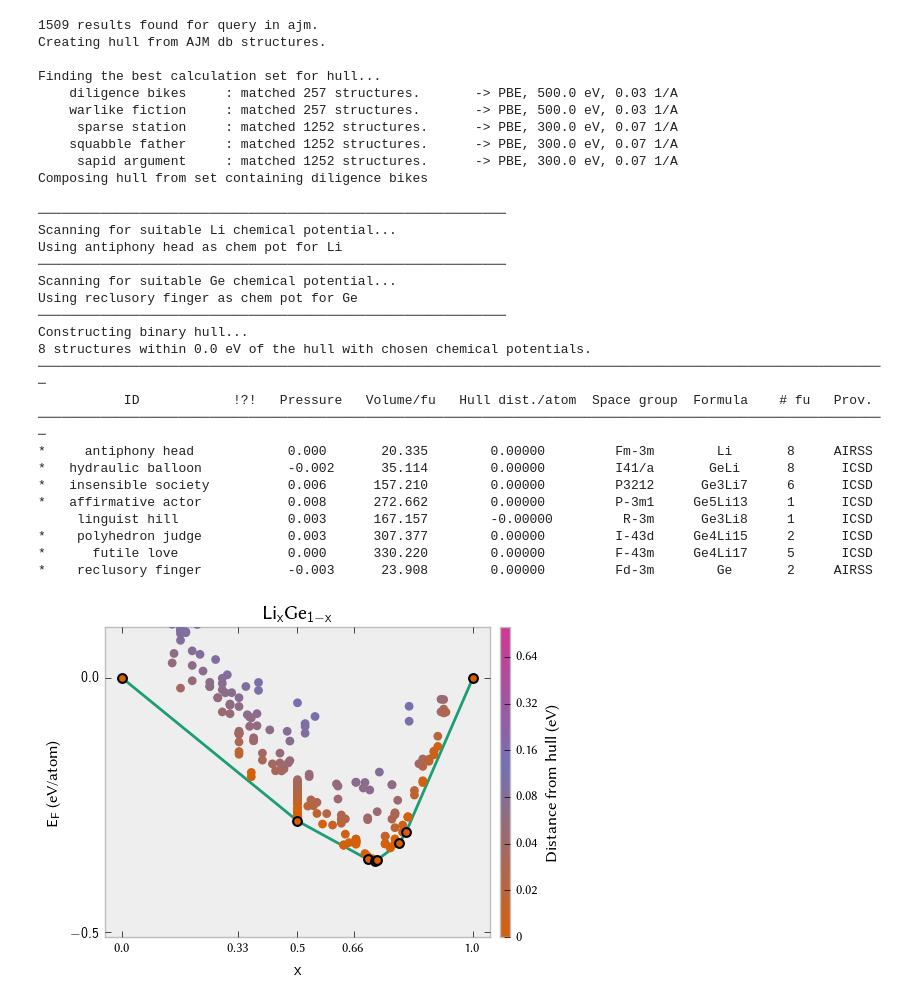
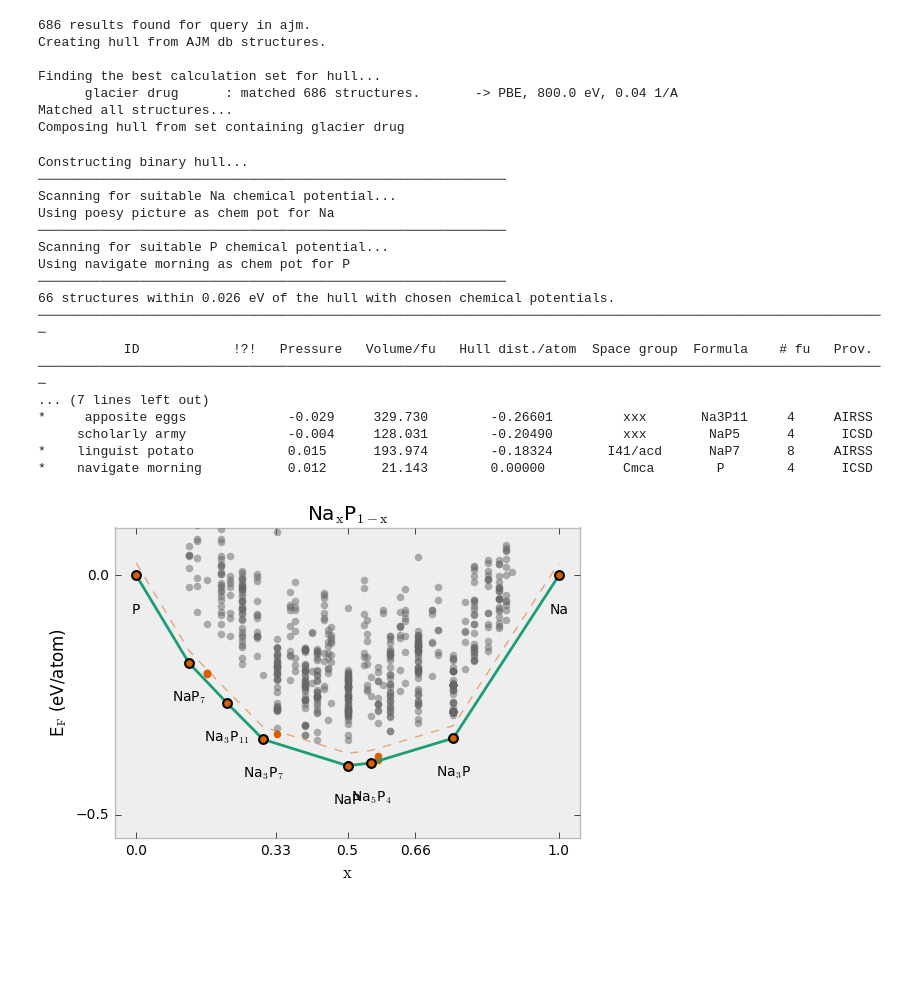
Before and after one commit to ml-evs/matador, a Jupyter notebook: examples/hull/hull.ipynb, the cells around one changed output. Drawn from its saved outputs; the diff is of its cells as text; code cells hidden in the pictures; blank space fills up the shorter version.

Commit message:
Updated hull example

```diff
--- a/examples/hull/hull.ipynb
+++ b/examples/hull/hull.ipynb
@@ -1,38 +1,32 @@
 # %%
 from matador import DBQuery, QueryConvexHull
-query = DBQuery(composition=['LiGe'], summary=True, subcmd='hull')
+query = DBQuery(composition=['NaP'], summary=True, subcmd='hull', db='ajm')
 # %% [output]
-1509 results found for query in ajm.
+686 results found for query in ajm.
 Creating hull from AJM db structures.
 
 Finding the best calculation set for hull...
-    diligence bikes     : matched 257 structures.       -> PBE, 500.0 eV, 0.03 1/A
-    warlike fiction     : matched 257 structures.       -> PBE, 500.0 eV, 0.03 1/A
-     sparse station     : matched 1252 structures.      -> PBE, 300.0 eV, 0.07 1/A
-    squabble father     : matched 1252 structures.      -> PBE, 300.0 eV, 0.07 1/A
-     sapid argument     : matched 1252 structures.      -> PBE, 300.0 eV, 0.07 1/A
-Composing hull from set containing diligence bikes
+      glacier drug      : matched 686 structures.       -> PBE, 800.0 eV, 0.04 1/A
+Matched all structures...
+Composing hull from set containing glacier drug
 # %%
-hull = QueryConvexHull(query)
+hull = QueryConvexHull(query, no_plot=False, hull_cutoff=26e-3)
 # %% [output]
+Constructing binary hull...
 ────────────────────────────────────────────────────────────
-Scanning for suitable Li chemical potential...
-Using antiphony head as chem pot for Li
+Scanning for suitable Na chemical potential...
+Using poesy picture as chem pot for Na
 ────────────────────────────────────────────────────────────
-Scanning for suitable Ge chemical potential...
-Using reclusory finger as chem pot for Ge
+Scanning for suitable P chemical potential...
+Using navigate morning as chem pot for P
 ────────────────────────────────────────────────────────────
-Constructing binary hull...
-8 structures within 0.0 eV of the hull with chosen chemical potentials.
+66 structures within 0.026 eV of the hull with chosen chemical potentials.
 ─────────────────────────────────────────────────────────────────────────────────────────────────────────────
            ID            !?!   Pressure   Volume/fu   Hull dist./atom  Space group  Formula    # fu   Prov.
 ─────────────────────────────────────────────────────────────────────────────────────────────────────────────
-*     antiphony head            0.000       20.335        0.00000         Fm-3m        Li       8     AIRSS
-*   hydraulic balloon           -0.002      35.114        0.00000         I41/a       GeLi      8      ICSD
-*   insensible society          0.006      157.210        0.00000         P3212      Ge3Li7     6      ICSD
-*   affirmative actor           0.008      272.662        0.00000         P-3m1     Ge5Li13     1      ICSD
-     linguist hill              0.003      167.157        -0.00000         R-3m      Ge3Li8     1      ICSD
-*    polyhedron judge           0.003      307.377        0.00000         I-43d     Ge4Li15     2      ICSD
-*      futile love              0.000      330.220        0.00000         F-43m     Ge4Li17     5      ICSD
-*    reclusory finger           -0.003      23.908        0.00000         Fd-3m        Ge       2     AIRSS
+... (7 lines left out)
+*     apposite eggs             -0.029     329.730        -0.26601         xxx       Na3P11     4     AIRSS
+     scholarly army             -0.004     128.031        -0.20490         xxx        NaP5      4      ICSD
+*    linguist potato            0.015      193.974        -0.18324       I41/acd      NaP7      8     AIRSS
+*    navigate morning           0.012       21.143        0.00000          Cmca        P        4      ICSD
-[figure, old version]
+[figure, new version]
```
Also changed, not shown: parts of 4 cells of this notebook, 1 other file.
